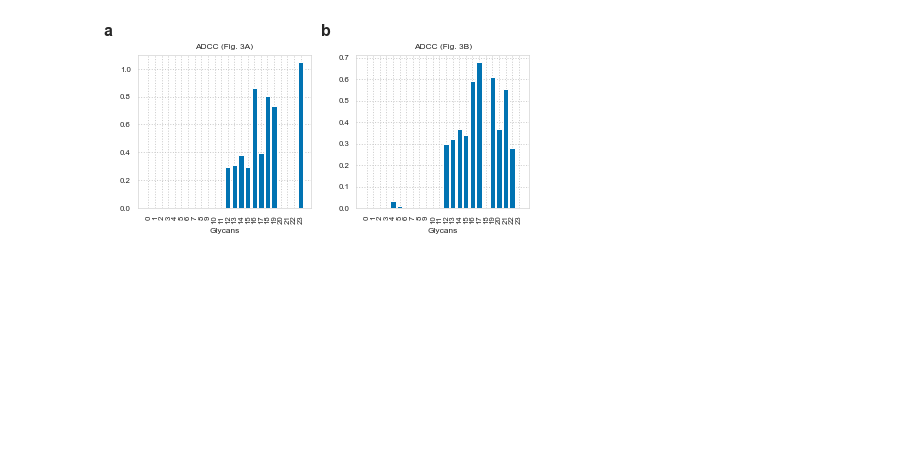
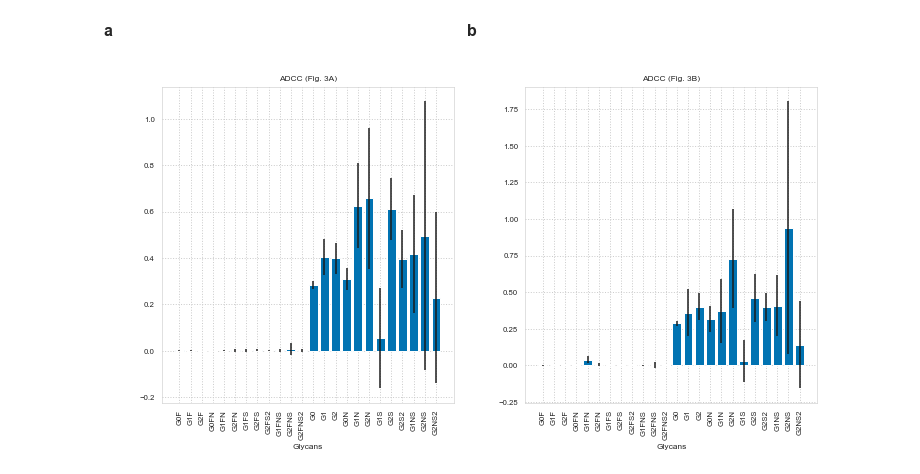
Before and after one commit to meyer-lab/Fc-deconvolute, a Jupyter notebook: testNotebook2.ipynb, the cells around one changed output. Saved outputs shown, nothing was run; the diff lists cells and outputs as text; code cells hidden in the pictures; blank space fills up the shorter version.

```diff
--- a/testNotebook2.ipynb
+++ b/testNotebook2.ipynb
@@ -46,16 +44,16 @@ print(error3a, error3b)
 # %%
-ax, f = getSetup((6, 3), (1, 2))
+ax, f = getSetup((10, 6), (1, 2))
 ax[0].bar(glycan_list, mean3a, yerr=error3a)
 ax[0].set_title("ADCC (Fig. 3A)")
 ax[0].set_xlabel("Glycans")
-ax[0].set_xticklabels(ax[0].get_xticks(), rotation=90)
+ax[0].set_xticklabels(glycan_list, rotation=90)
 
 ax[1].bar(glycan_list, mean3b, yerr=error3b)
 ax[1].set_title("ADCC (Fig. 3B)")
 ax[1].set_xlabel("Glycans")
-ax[1].set_xticklabels(ax[1].get_xticks(), rotation=90)
+ax[1].set_xticklabels(glycan_list, rotation=90)
 
 # Add subplot labels
 subplotLabel(ax)
 # %% [output]
-[figure, old version]
+[figure, new version]
```
Also changed, not shown: parts of 2 cells of this notebook.
